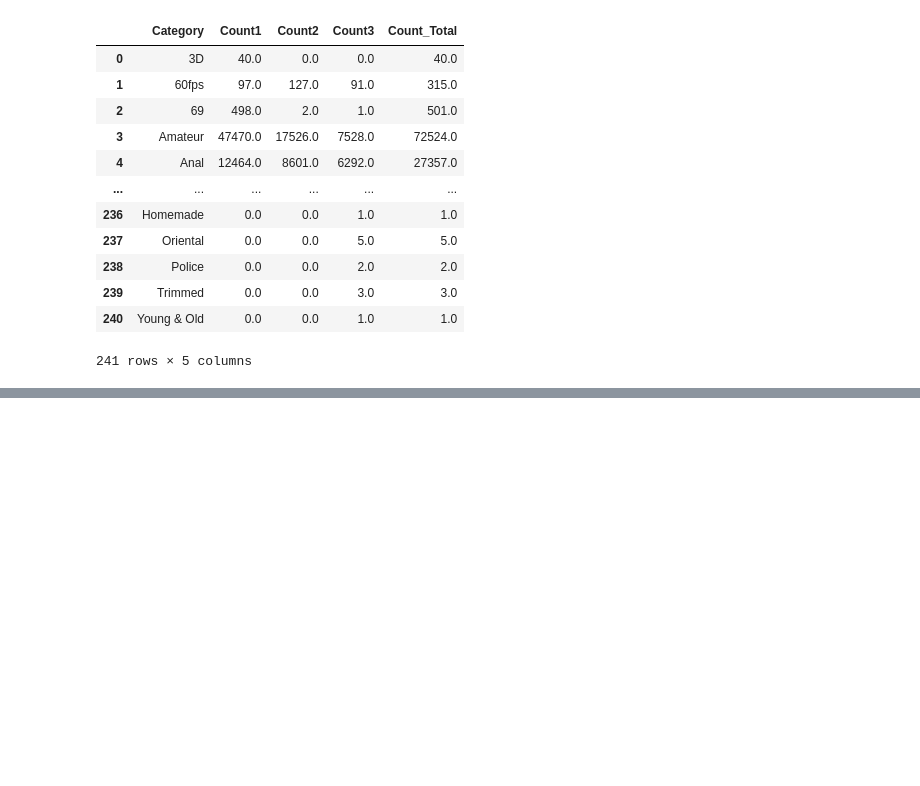
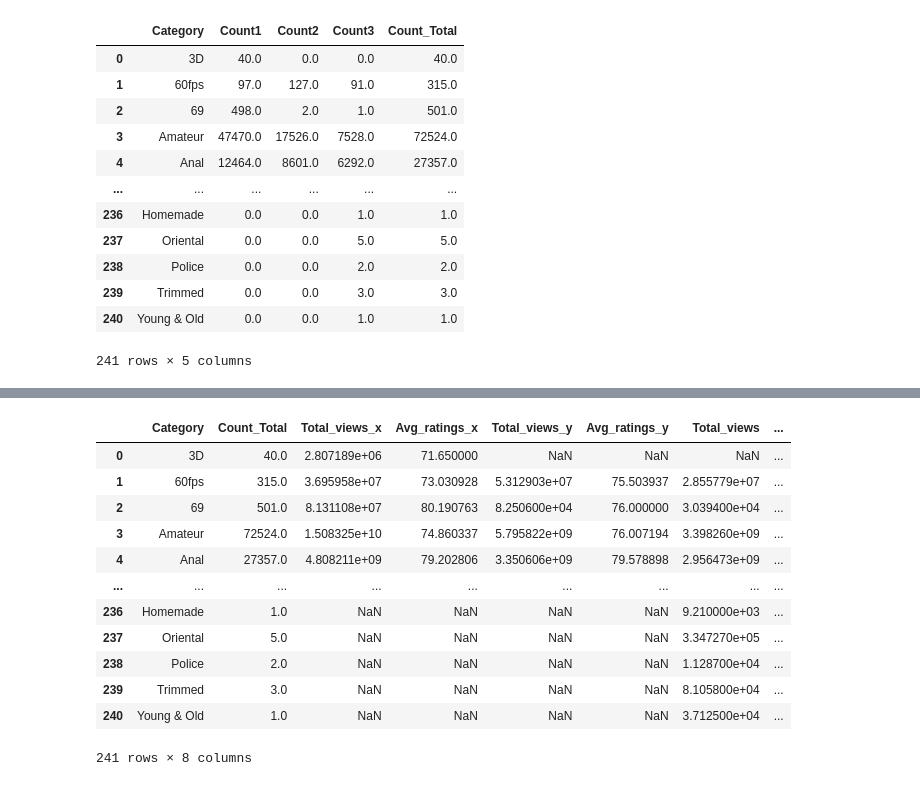
Before and after one commit to jaumevr15/Project-Week-3-Data-Thieves, a Jupyter notebook: database/Cleaning_combine_data2.ipynb, the cells around one changed output, grey strips where cells are left out. Cells and saved outputs as stored; diff of their text form; code cells hidden in the pictures; blank space fills up the shorter version.

Commit message:
Cleaned DataSet, Categories cleaned (now unique categories left)

```diff
--- a/database/Cleaning_combine_data2.ipynb
+++ b/database/Cleaning_combine_data2.ipynb
@@ -106,0 +139,6 @@ df_final.to_csv('category_grouped2.csv')
+# %%
+df_V2 = pd.DataFrame(df.groupby('Category_2', as_index = False).agg({'Number_of_Views':'sum','Rating':'mean'}))
+df_V2.columns = ['Category', 'Total_views', 'Avg_ratings']
+# %%
+df_V3 = pd.DataFrame(df.groupby('Category_3', as_index = False).agg({'Number_of_Views':'sum','Rating':'mean'}))
+df_V3.columns = ['Category', 'Total_views', 'Avg_ratings']
@@ -106,0 +177,20 @@ df_final.to_csv('category_grouped2.csv')
+# %%
+df_final4 = df_final.merge(df_V2, on = 'Category', how ='outer')
+# %%
+df_final4 = df_final4.merge(df_V3, on = 'Category', how ='outer')
+# %%
+df_final4
+# %% [output]
+|  | Category | Count_Total | Total_views_x | Avg_ratings_x | Total_views_y | Avg_ratings_y | Total_views | ... |
+| 0 | 3D | 40.0 | 2.807189e+06 | 71.650000 | NaN | NaN | NaN | ... |
+| 1 | 60fps | 315.0 | 3.695958e+07 | 73.030928 | 5.312903e+07 | 75.503937 | 2.855779e+07 | ... |
+| 2 | 69 | 501.0 | 8.131108e+07 | 80.190763 | 8.250600e+04 | 76.000000 | 3.039400e+04 | ... |
+| 3 | Amateur | 72524.0 | 1.508325e+10 | 74.860337 | 5.795822e+09 | 76.007194 | 3.398260e+09 | ... |
+| 4 | Anal | 27357.0 | 4.808211e+09 | 79.202806 | 3.350606e+09 | 79.578898 | 2.956473e+09 | ... |
+| ... | ... | ... | ... | ... | ... | ... | ... | ... |
+| 236 | Homemade | 1.0 | NaN | NaN | NaN | NaN | 9.210000e+03 | ... |
+| 237 | Oriental | 5.0 | NaN | NaN | NaN | NaN | 3.347270e+05 | ... |
+| 238 | Police | 2.0 | NaN | NaN | NaN | NaN | 1.128700e+04 | ... |
+| 239 | Trimmed | 3.0 | NaN | NaN | NaN | NaN | 8.105800e+04 | ... |
+| 240 | Young & Old | 1.0 | NaN | NaN | NaN | NaN | 3.712500e+04 | ... |
+241 rows × 8 columns
```
Also changed, not shown: parts of 21 cells of this notebook, 4 other files.
